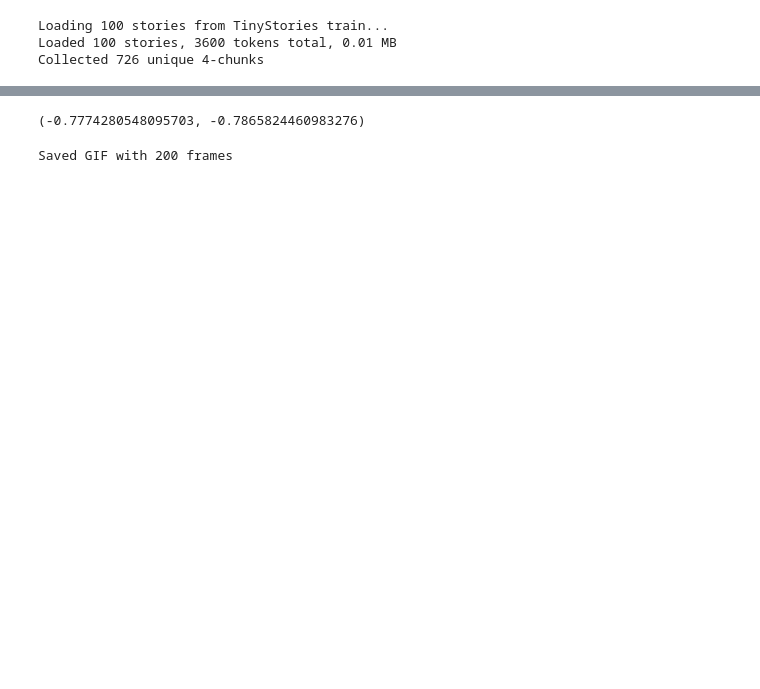
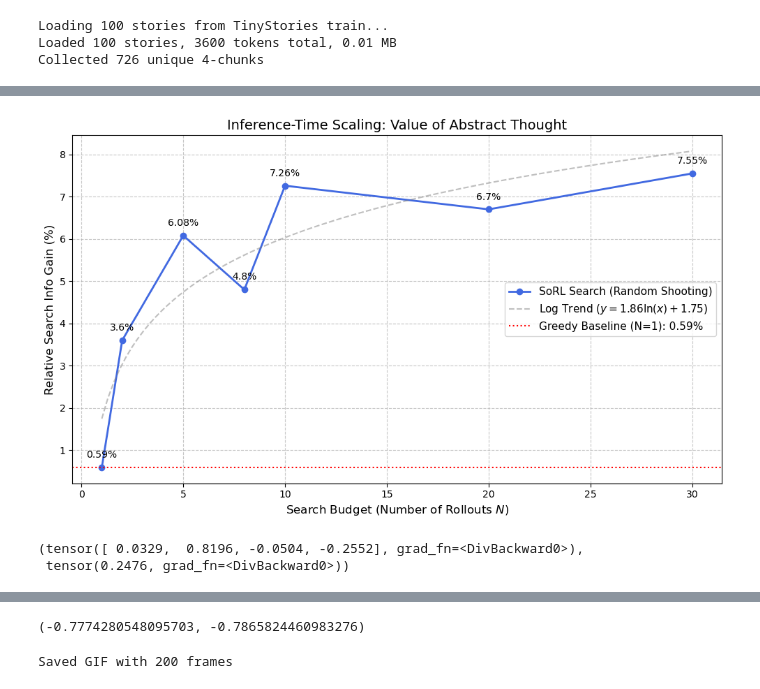
Before and after one commit to fangyuan-ksgk/mod_gpt, a Jupyter notebook: info-gain-sorl.ipynb, the cells around one changed output, grey strips where cells are left out. Saved outputs shown, nothing was run; the diff lists cells and outputs as text; code cells hidden in the pictures; blank space fills up the shorter version.

```diff
--- a/info-gain-sorl.ipynb
+++ b/info-gain-sorl.ipynb
@@ -161,0 +164,20 @@ phase 1 | step 278 | base traj loss: 6.41 | cond traj loss: 0.95 | abs_loss: 0.0
+# %%
+from sorl.forget import compute_abs_stats
+
+n = 1
+temperature = torch.tensor([0.0] + [5.0] * (n - 1))
+
+# ---- statistics on info gain reward ---
+i = 0
+batch_size = 16
+ig = []
+while i < len(loader.stories):
+    batch_indices = torch.arange(i, min(i + batch_size, len(loader.stories)))
+    loader.get_specific(batch_indices)
+    i += batch_size
+    tokens, doc_ids = loader.get_specific(batch_indices)
+    traj_loss, abs_logits, abs_tokens, doc_rel_info_gain, rel_info_gain = compute_abs_stats(tokens, model, n=n, K=K, max_iterations=max_iterations, memory_span=memory_span, attn_blocksize=attn_blocksize, temperature=temperature,
+                                                                                        truncate_seq_len=False)
+    abs_stats.update(abs_logits, traj_loss, doc_rel_info_gain, abs_tokens, doc_ids)
+    # ig.append(rel_info_gain)
+    # break
@@ -161,0 +198,35 @@ phase 1 | step 278 | base traj loss: 6.41 | cond traj loss: 0.95 | abs_loss: 0.0
+# %%
+import matplotlib.pyplot as plt
+import numpy as np
+
+# Data from your experiment
+n_values = [1, 2, 5, 8, 10, 20, 30]
+rel_info_gain = [0.59, 3.6, 6.08, 4.8, 7.26, 6.7, 7.55]
+
+plt.figure(figsize=(10, 6))
+plt.plot(n_values, rel_info_gain, 'o-', linewidth=2, color='royalblue', label='SoRL Search (Random Shooting)')
+
+# Add a smooth trendline (Logarithmic fit: y = a * ln(x) + b)
+# Filter out N=1 for fit to avoid log(1)=0 singularity issues or just fit all
+x_fit = np.linspace(1, 30, 100)
+coeffs = np.polyfit(np.log(n_values), rel_info_gain, 1)
+y_fit = coeffs[0] * np.log(x_fit) + coeffs[1]
+plt.plot(x_fit, y_fit, '--', color='gray', alpha=0.5, label=f'Log Trend ($y={coeffs[0]:.2f} \ln(x) + {coeffs[1]:.2f}$)')
+
+# Formatting
+plt.axhline(y=rel_info_gain[0], color='r', linestyle=':', label=f'Greedy Baseline (N=1): {rel_info_gain[0]}%')
+plt.xlabel('Search Budget (Number of Rollouts $N$)', fontsize=12)
+plt.ylabel('Relative Search Info Gain (%)', fontsize=12)
+plt.title('Inference-Time Scaling: Value of Abstract Thought', fontsize=14)
+plt.grid(True, which='both', linestyle='--', alpha=0.7)
+plt.legend(fontsize=11)
+
+# Annotate points
+for i, txt in enumerate(rel_info_gain):
+    plt.annotate(f"{txt}%", (n_values[i], rel_info_gain[i]),
+                 textcoords="offset points", xytext=(0,10), ha='center')
+
+plt.tight_layout()
+plt.show()
+# %% [output]
+[figure, added]
@@ -161,0 +291,5 @@ phase 1 | step 278 | base traj loss: 6.41 | cond traj loss: 0.95 | abs_loss: 0.0
+# %%
+doc_rel_info_gain, rel_info_gain
+# %% [output]
+(tensor([ 0.0329,  0.8196, -0.0504, -0.2552], grad_fn=<DivBackward0>),
+ tensor(0.2476, grad_fn=<DivBackward0>))
```
Also changed, not shown: parts of 13 cells of this notebook, 4 other files.
